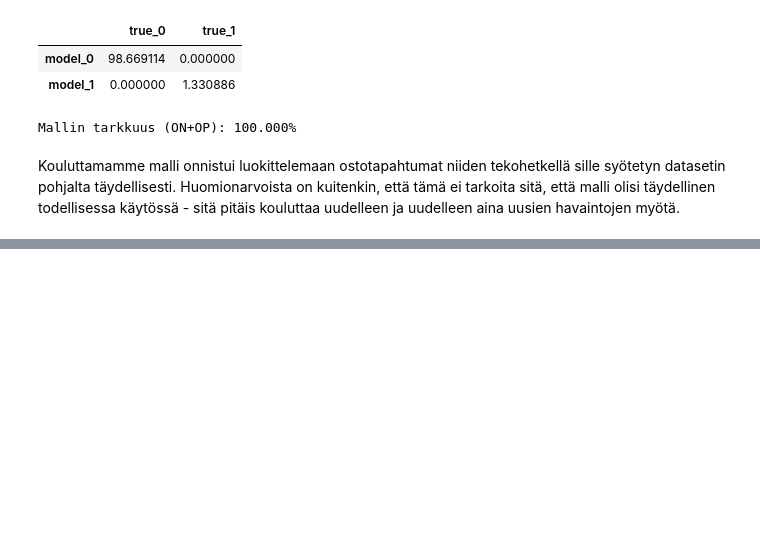
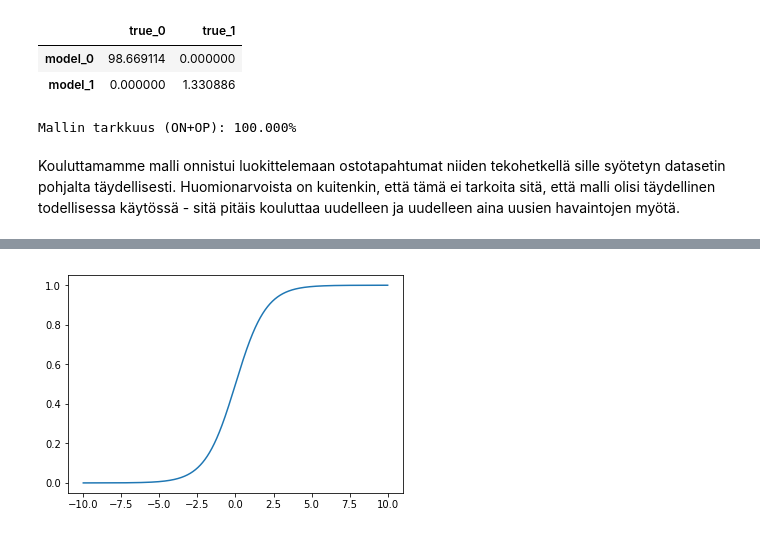
Before and after one commit to karmus89/machine-learning-and-security, a Jupyter notebook: notebooks/02. Classifying and Clustering.ipynb, the cells around one changed output, grey strips where cells are left out. Cells and saved outputs as stored; diff of their text form; code cells hidden in the pictures; blank space fills up the shorter version.

```diff
--- a/notebooks/02. Classifying and Clustering.ipynb
+++ b/notebooks/02. Classifying and Clustering.ipynb
@@ -111,0 +130,7 @@ Kouluttamamme malli onnistui luokittelemaan ostotapahtumat niiden tekohetkellä
+# %%
+import math; import matplotlib.pyplot as plt
+sigmoid = lambda x: 1 / (1 + math.exp(-x))
+x = [x/100 for x in range(-1000,1001)]
+_ = plt.plot(x, [sigmoid(y) for y in x])
+# %% [output]
+[figure, added]
```
Also changed, not shown: parts of 18 cells of this notebook, 1 other file.
